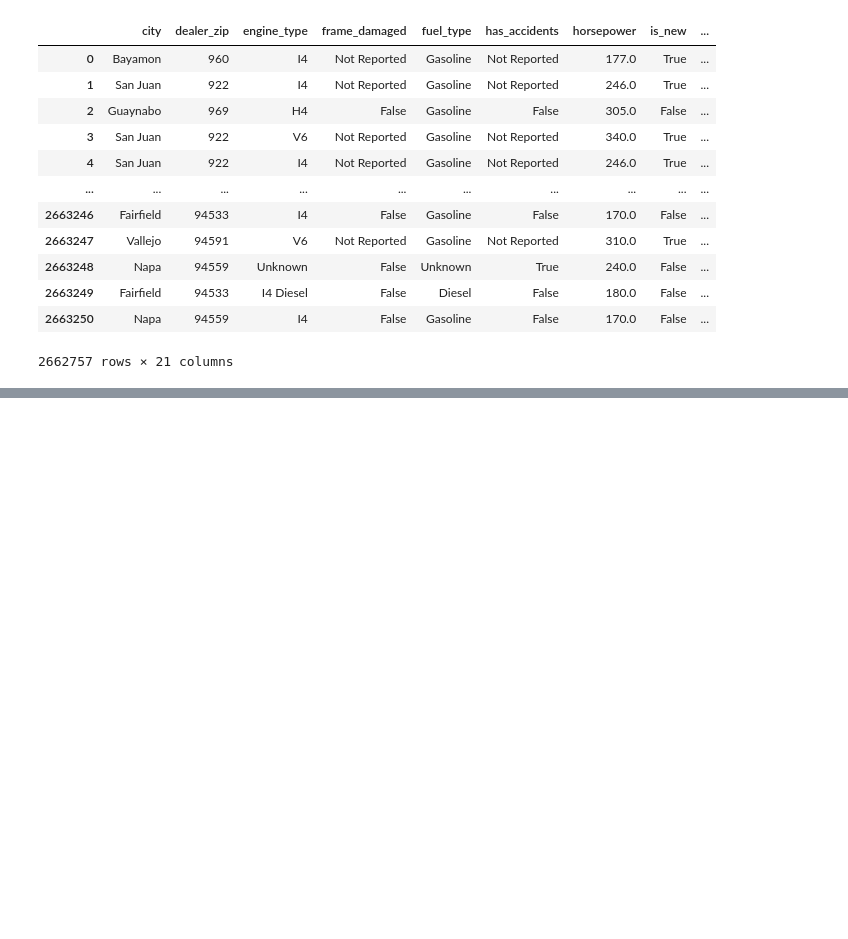
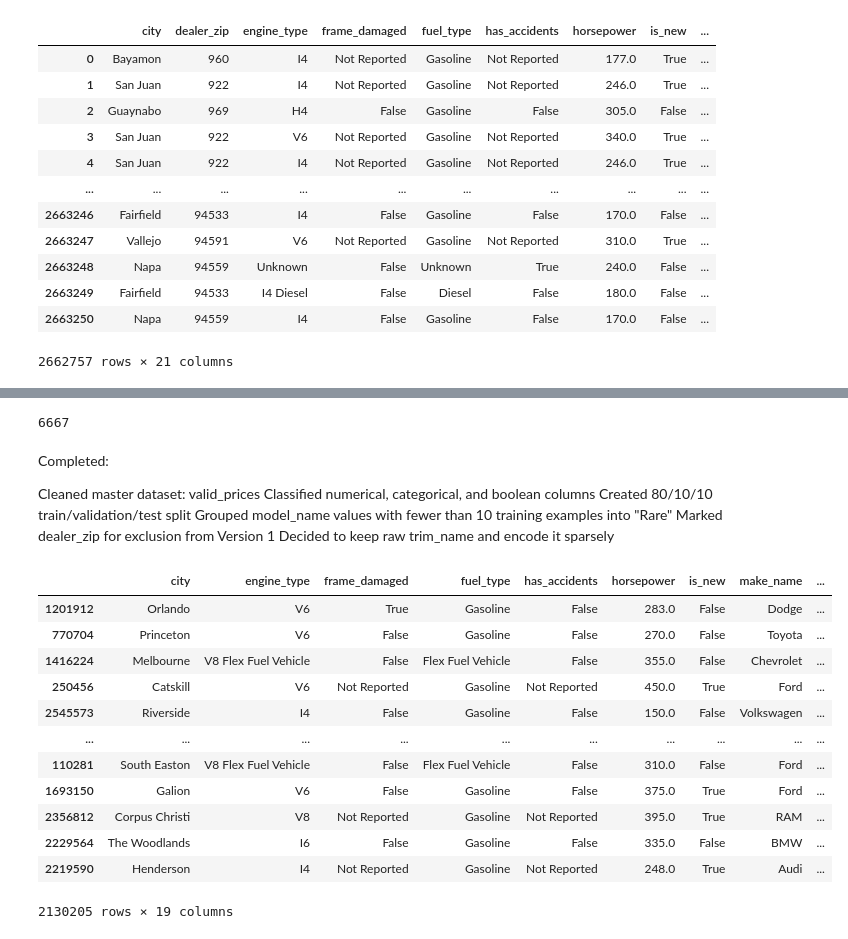
Before and after one commit to CaseyKiiza2026/vehicle-valuation-platform, a Jupyter notebook: notebooks/feature_engineering.ipynb, the cells around one changed output, grey strips where cells are left out. Saved outputs shown, nothing was run; the diff lists cells and outputs as text; code cells hidden in the pictures; blank space fills up the shorter version.

```diff
--- a/notebooks/feature_engineering.ipynb
+++ b/notebooks/feature_engineering.ipynb
@@ -1815,0 +2076,4 @@ valid_prices.
+# %%
+X_train_10 = X_train.copy()
+X_val_10 = X_val.copy()
+X_test_10 = X_test.copy()
@@ -1815,0 +2207,29 @@ valid_prices.
+# %%
+(vehicle_config.value_counts() < 10).sum()
+# %% [output]
+6667
+# %% [markdown]
+Completed:
+
+Cleaned master dataset: valid_prices
+Classified numerical, categorical, and boolean columns
+Created 80/10/10 train/validation/test split
+Grouped model_name values with fewer than 10 training examples into "Rare"
+Marked dealer_zip for exclusion from Version 1
+Decided to keep raw trim_name and encode it sparsely
+# %%
+X_train_10
+# %% [output]
+|  | city | engine_type | frame_damaged | fuel_type | has_accidents | horsepower | is_new | make_name | ... |
+| 1201912 | Orlando | V6 | True | Gasoline | False | 283.0 | False | Dodge | ... |
+| 770704 | Princeton | V6 | False | Gasoline | False | 270.0 | False | Toyota | ... |
+| 1416224 | Melbourne | V8 Flex Fuel Vehicle | False | Flex Fuel Vehicle | False | 355.0 | False | Chevrolet | ... |
+| 250456 | Catskill | V6 | Not Reported | Gasoline | Not Reported | 450.0 | True | Ford | ... |
+| 2545573 | Riverside | I4 | False | Gasoline | False | 150.0 | False | Volkswagen | ... |
+| ... | ... | ... | ... | ... | ... | ... | ... | ... | ... |
+| 110281 | South Easton | V8 Flex Fuel Vehicle | False | Flex Fuel Vehicle | False | 310.0 | False | Ford | ... |
+| 1693150 | Galion | V6 | False | Gasoline | False | 375.0 | True | Ford | ... |
+| 2356812 | Corpus Christi | V8 | Not Reported | Gasoline | Not Reported | 395.0 | True | RAM | ... |
+| 2229564 | The Woodlands | I6 | False | Gasoline | False | 335.0 | False | BMW | ... |
+| 2219590 | Henderson | I4 | Not Reported | Gasoline | Not Reported | 248.0 | True | Audi | ... |
+2130205 rows × 19 columns
```
Also changed, not shown: parts of 75 cells of this notebook.
